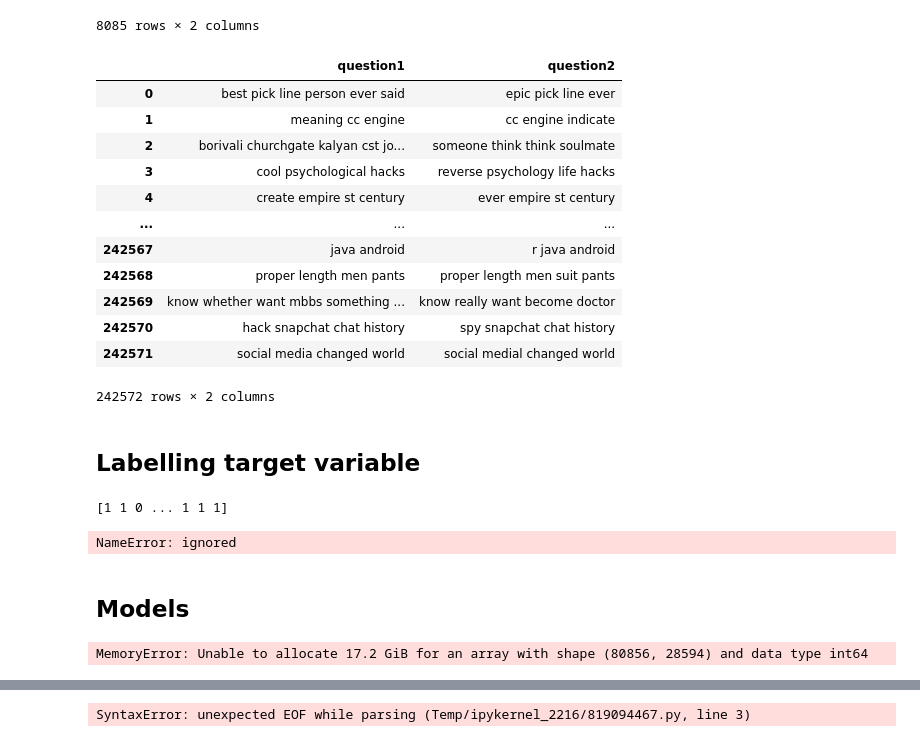
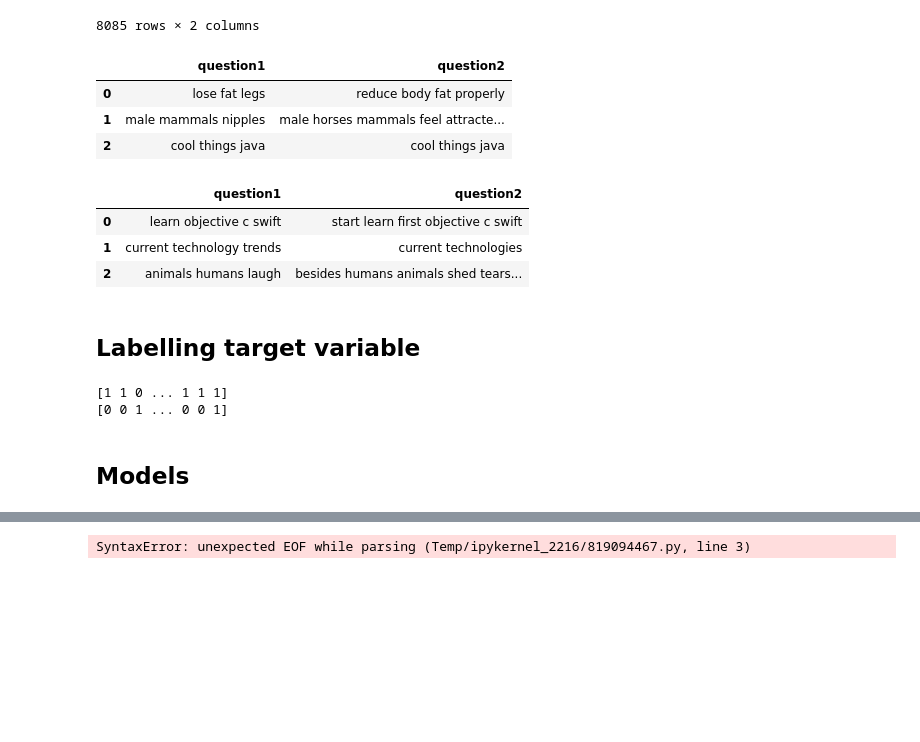
Before and after one commit to antopeza/Final-Project-Brainster, a Jupyter notebook: PROJECT_12_(2).ipynb, the cells around one changed output, grey strips where cells are left out. Saved outputs shown, nothing was run; the diff lists cells and outputs as text; code cells hidden in the pictures; blank space fills up the shorter version.

```diff
--- a/PROJECT_12_(2).ipynb
+++ b/PROJECT_12_(2).ipynb
@@ -518,22 +491,23 @@ train_df
 | 8083 | hack snapchat chat history | spy snapchat chat history |
 | 8084 | social media changed world | social medial changed world |
 8085 rows × 2 columns
+# %%
+dt_q1 = pd.DataFrame(X_test_q1, columns=['question1'])
+dt_q2 = pd.DataFrame(X_test_q2, columns=['question2'])
+test_df = dt_q1.join(dt_q2, lsuffix='_left', rsuffix='_right')
+test_df.head(3)
+# %% [output]
+|  | question1 | question2 |
+| 0 | lose fat legs | reduce body fat properly |
+| 1 | male mammals nipples | male horses mammals feel attracte... |
+| 2 | cool things java | cool things java |
 # %%
-train_df
+train_df.head(3)
 # %% [output]
 |  | question1 | question2 |
-| 0 | best pick line person ever said | epic pick line ever |
-| 1 | meaning cc engine | cc engine indicate |
-| 2 | borivali churchgate kalyan cst jo... | someone think think soulmate |
-| 3 | cool psychological hacks | reverse psychology life hacks |
-| 4 | create empire st century | ever empire st century |
-| ... | ... | ... |
-| 242567 | java android | r java android |
-| 242568 | proper length men pants | proper length men suit pants |
-| 242569 | know whether want mbbs something ... | know really want become doctor |
-| 242570 | hack snapchat chat history | spy snapchat chat history |
-| 242571 | social media changed world | social medial changed world |
+| 0 | learn objective c swift | start learn first objective c swift |
+| 1 | current technology trends | current technologies |
+| 2 | animals humans laugh | besides humans animals shed tears... |
-242572 rows × 2 columns
 # %% [markdown]
 ## Labelling target variable
 # %%
@@ -542,32 +516,16 @@ labels = preprocessing.LabelEncoder()
 y_train_cat= labels.fit_transform(y_train)
 print(y_train_cat)
 
-y_val_cat = labels.fit_transform(y_val)
-print(y_val_cat)
+#y_val_cat = labels.fit_transform(y_val)
+#print(y_val_cat)
 
 y_test_cat = labels.fit_transform(y_test)
 print(y_test_cat)
 # %% [output]
 [1 1 0 ... 1 1 1]
+[0 0 1 ... 0 0 1]
-NameError: ignored
 # %% [markdown]
 ## Models
-# %%
-
-from sklearn.feature_extraction.text import CountVectorizer
-
-questions = list(X_train_q1) + list(X_train_q2)
-
-count_vect = CountVectorizer()
-corpus =  [questions]
-
-X_train_q1_arr, X_train_q2_arr = np.vsplit(count_vect.fit_transform(questions).toarray(), 2)
-
-#corpus = [train_text_q1, train_text_q2]
-
-X_train_counts = count_vect.fit_transform(X_train_q1_arr, X_train_q2_arr)
-# %% [output]
-MemoryError: Unable to allocate 17.2 GiB for an array with shape (80856, 28594) and data type int64
 # %%
 from sklearn.feature_extraction.text import CountVectorizer
 
```
Also changed, not shown: parts of 10 cells of this notebook.
